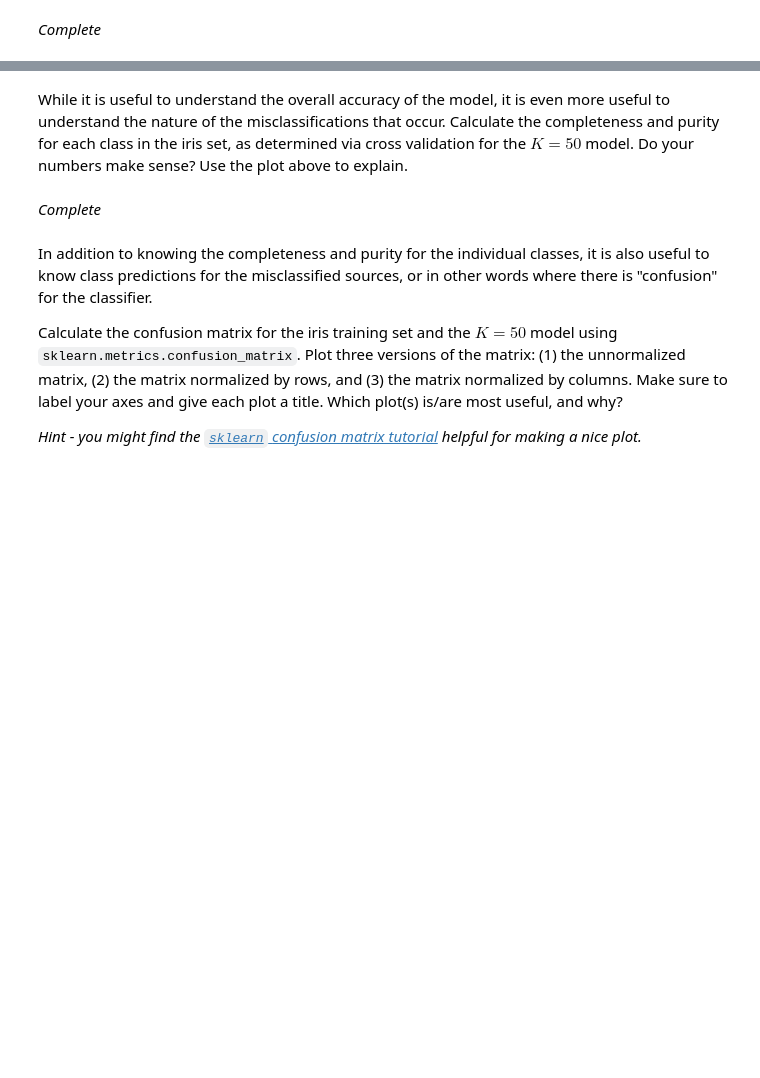
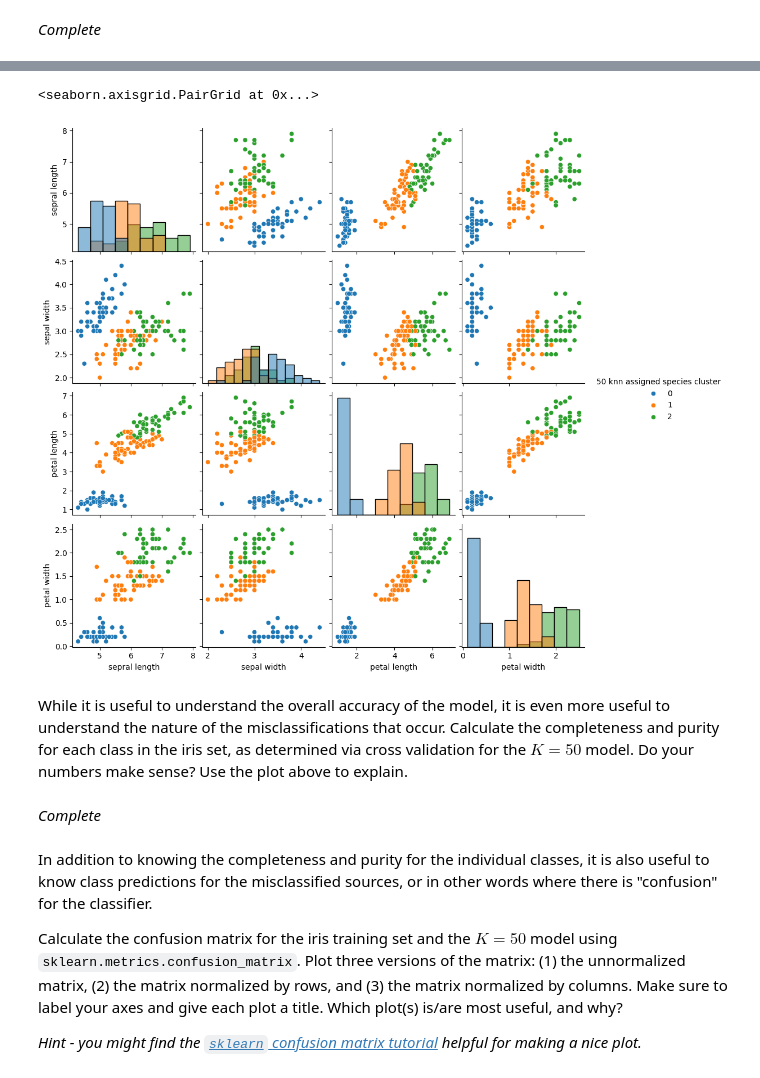
Before and after one commit to ASTR154/classification, a Jupyter notebook: classification.ipynb, the cells around one changed output, grey strips where cells are left out. Cells and saved outputs as stored; diff of their text form; code cells hidden in the pictures; blank space fills up the shorter version.

```diff
--- a/classification.ipynb
+++ b/classification.ipynb
@@ -180,3 +239,11 @@ Produce cross-validation predictions for the iris dataset and a KNN with 5 neigh
+# %%
+iris50_p = iris50_p.drop(['species type'], axis =1)
+# %%
+iris50_p["50 knn assigned species cluster"] = prediction50.astype(str)
+sns.pairplot(iris50_p, hue="50 knn assigned species cluster", diag_kind="hist")
+# %% [output]
+<seaborn.axisgrid.PairGrid at 0x...>
+[figure, added]
 # %% [markdown]
 While it is useful to understand the overall accuracy of the model, it is even more useful to understand the nature of the misclassifications that occur. Calculate the completeness and purity for each class in the iris set, as determined via cross validation for the $K = 50$ model. Do your numbers make sense? Use the plot above to explain.
 # %%
```
Also changed, not shown: parts of 11 cells of this notebook.
